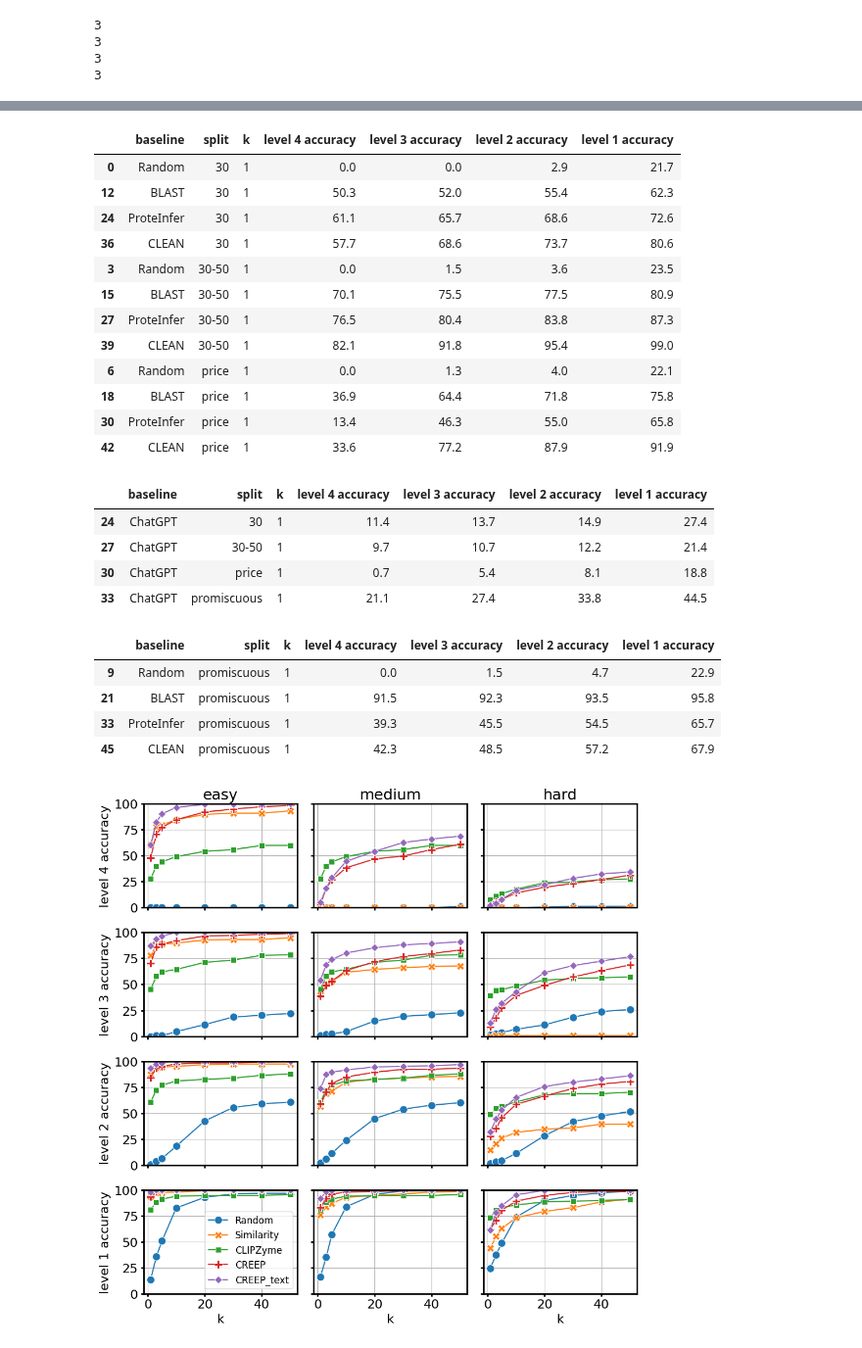
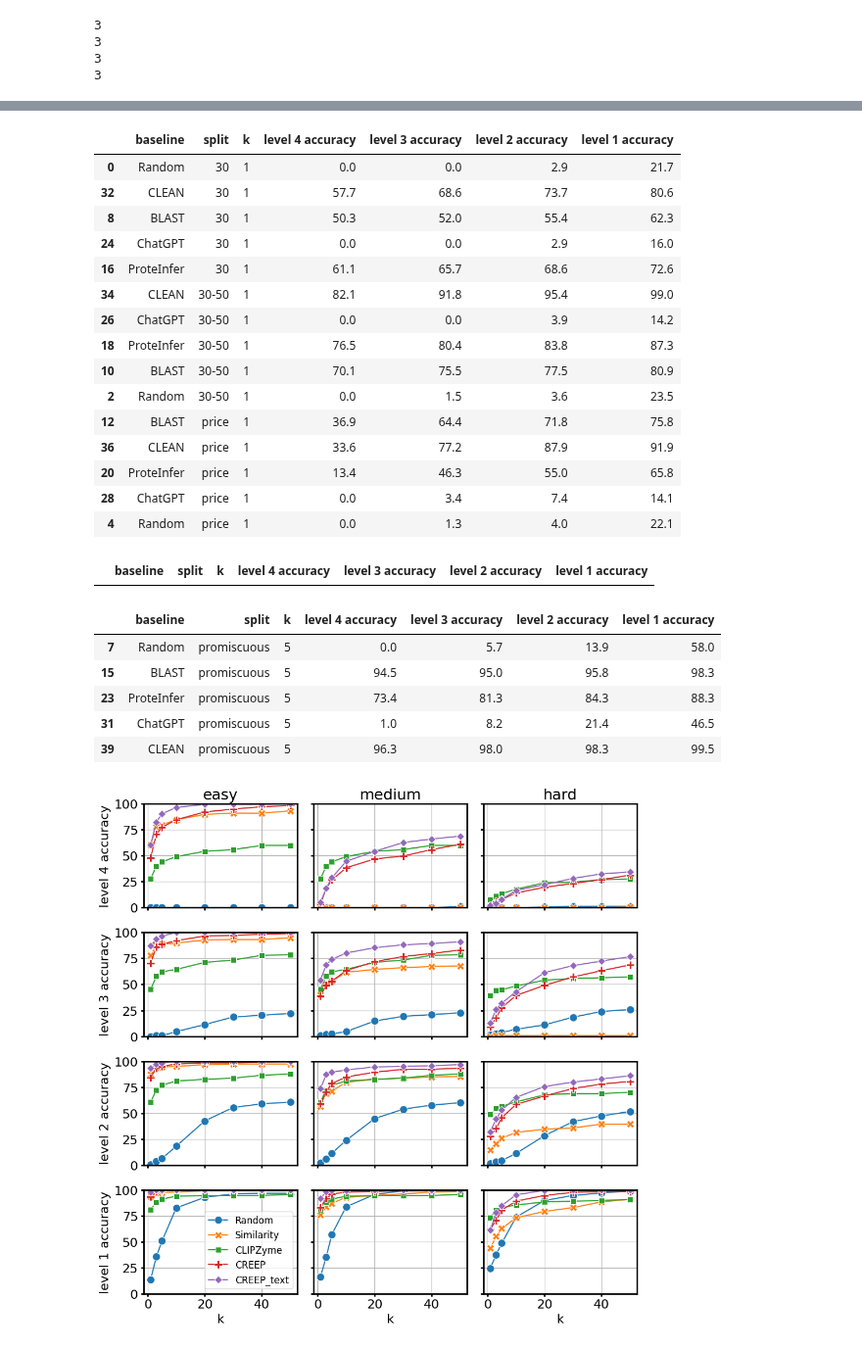
Before and after one commit to jsunn-y/CARE, a Jupyter notebook: performance_evaluation.ipynb, the cells around one changed output, grey strips where cells are left out. Shown at 98% size. Saved outputs shown, nothing was run; the diff lists cells and outputs as text; code cells hidden in the pictures.

```diff
--- a/performance_evaluation.ipynb
+++ b/performance_evaluation.ipynb
@@ -83,7 +87,8 @@ expand_list(['0.0', '2.2;3.3', '4.4'])
 # %% [markdown]
 ### results must be processed into the correct format as csvs under `results_summary`
 # %%
-task1_baselines = ['Random', 'BLAST', 'ProteInfer', 'CLEAN']
+task1_baselines = ['Random', 'BLAST', 'ProteInfer', 'ChatGPT', 'CLEAN']
+#task1_baselines = ['ProteInfer']
 task1_splits = ['30', '30-50', 'price', 'promiscuous']
 
 task2_baselines = ['Random', 'Similarity', 'CLIPZyme', 'CREEP', 'CREEP_text', 'ChatGPT', 'ChatGPT_reaction']
@@ -145,7 +150,6 @@ for baseline in baselines:
         #     num_cols = len(query_df.columns) - num_ECs
         num_cols = find_column(query_df, '0')
 
-
         #fill na for columns after num_cols with '0.0.0.0'
         query_df.iloc[:, num_cols:] = query_df.iloc[:, num_cols:].fillna('0.0.0.0')
 
@@ -158,7 +162,7 @@ for baseline in baselines:
         #make a k=1 retrieval accuracy table, broken down by accuracy greater than or equal to level 1, 2, 3, 4
 
         #change this line if you have fewer rankings available
-        for k in [1, 5, 10]:
+        for k in [1, 5]:
             #for k in [1, 3, 5, 10, 20, 30, 40, 50]:
             #collapse columns 0:3 into a single column list
             #print(baseline)
@@ -202,33 +188,33 @@ results[results['k'] == 1].sort_values(by='split')[results['split'] != 'promiscu
 # %% [output]
 |  | baseline | split | k | level 4 accuracy | level 3 accuracy | level 2 accuracy | level 1 accuracy |
 | 0 | Random | 30 | 1 | 0.0 | 0.0 | 2.9 | 21.7 |
-| 12 | BLAST | 30 | 1 | 50.3 | 52.0 | 55.4 | 62.3 |
-| 24 | ProteInfer | 30 | 1 | 61.1 | 65.7 | 68.6 | 72.6 |
-| 36 | CLEAN | 30 | 1 | 57.7 | 68.6 | 73.7 | 80.6 |
-| 3 | Random | 30-50 | 1 | 0.0 | 1.5 | 3.6 | 23.5 |
-| 15 | BLAST | 30-50 | 1 | 70.1 | 75.5 | 77.5 | 80.9 |
-| 27 | ProteInfer | 30-50 | 1 | 76.5 | 80.4 | 83.8 | 87.3 |
-| 39 | CLEAN | 30-50 | 1 | 82.1 | 91.8 | 95.4 | 99.0 |
-| 6 | Random | price | 1 | 0.0 | 1.3 | 4.0 | 22.1 |
-| 18 | BLAST | price | 1 | 36.9 | 64.4 | 71.8 | 75.8 |
-| 30 | ProteInfer | price | 1 | 13.4 | 46.3 | 55.0 | 65.8 |
-| 42 | CLEAN | price | 1 | 33.6 | 77.2 | 87.9 | 91.9 |
+| 32 | CLEAN | 30 | 1 | 57.7 | 68.6 | 73.7 | 80.6 |
+| 8 | BLAST | 30 | 1 | 50.3 | 52.0 | 55.4 | 62.3 |
+| 24 | ChatGPT | 30 | 1 | 0.0 | 0.0 | 2.9 | 16.0 |
+| 16 | ProteInfer | 30 | 1 | 61.1 | 65.7 | 68.6 | 72.6 |
+| 34 | CLEAN | 30-50 | 1 | 82.1 | 91.8 | 95.4 | 99.0 |
+| 26 | ChatGPT | 30-50 | 1 | 0.0 | 0.0 | 3.9 | 14.2 |
+| 18 | ProteInfer | 30-50 | 1 | 76.5 | 80.4 | 83.8 | 87.3 |
+| 10 | BLAST | 30-50 | 1 | 70.1 | 75.5 | 77.5 | 80.9 |
+| 2 | Random | 30-50 | 1 | 0.0 | 1.5 | 3.6 | 23.5 |
+| 12 | BLAST | price | 1 | 36.9 | 64.4 | 71.8 | 75.8 |
+| 36 | CLEAN | price | 1 | 33.6 | 77.2 | 87.9 | 91.9 |
+| 20 | ProteInfer | price | 1 | 13.4 | 46.3 | 55.0 | 65.8 |
+| 28 | ChatGPT | price | 1 | 0.0 | 3.4 | 7.4 | 14.1 |
+| 4 | Random | price | 1 | 0.0 | 1.3 | 4.0 | 22.1 |
 # %%
 results[results['k'] == 1][results['baseline'].str.contains('ChatGPT')]
 # %% [output]
 |  | baseline | split | k | level 4 accuracy | level 3 accuracy | level 2 accuracy | level 1 accuracy |
-| 24 | ChatGPT | 30 | 1 | 11.4 | 13.7 | 14.9 | 27.4 |
-| 27 | ChatGPT | 30-50 | 1 | 9.7 | 10.7 | 12.2 | 21.4 |
-| 30 | ChatGPT | price | 1 | 0.7 | 5.4 | 8.1 | 18.8 |
-| 33 | ChatGPT | promiscuous | 1 | 21.1 | 27.4 | 33.8 | 44.5 |
 # %%
-results[results['k'] == 1][results['split'] == 'promiscuous']
+results[results['k'] == 5][results['split'] == 'promiscuous']
 # %% [output]
 |  | baseline | split | k | level 4 accuracy | level 3 accuracy | level 2 accuracy | level 1 accuracy |
-| 9 | Random | promiscuous | 1 | 0.0 | 1.5 | 4.7 | 22.9 |
-| 21 | BLAST | promiscuous | 1 | 91.5 | 92.3 | 93.5 | 95.8 |
-| 33 | ProteInfer | promiscuous | 1 | 39.3 | 45.5 | 54.5 | 65.7 |
-| 45 | CLEAN | promiscuous | 1 | 42.3 | 48.5 | 57.2 | 67.9 |
+| 7 | Random | promiscuous | 5 | 0.0 | 5.7 | 13.9 | 58.0 |
+| 15 | BLAST | promiscuous | 5 | 94.5 | 95.0 | 95.8 | 98.3 |
+| 23 | ProteInfer | promiscuous | 5 | 73.4 | 81.3 | 84.3 | 88.3 |
+| 31 | ChatGPT | promiscuous | 5 | 1.0 | 8.2 | 21.4 | 46.5 |
+| 39 | CLEAN | promiscuous | 5 | 96.3 | 98.0 | 98.3 | 99.5 |
 # %%
 plt.figure(figsize=(10, 10))
 i = 0
```
Also changed, not shown: parts of 3 cells of this notebook.
